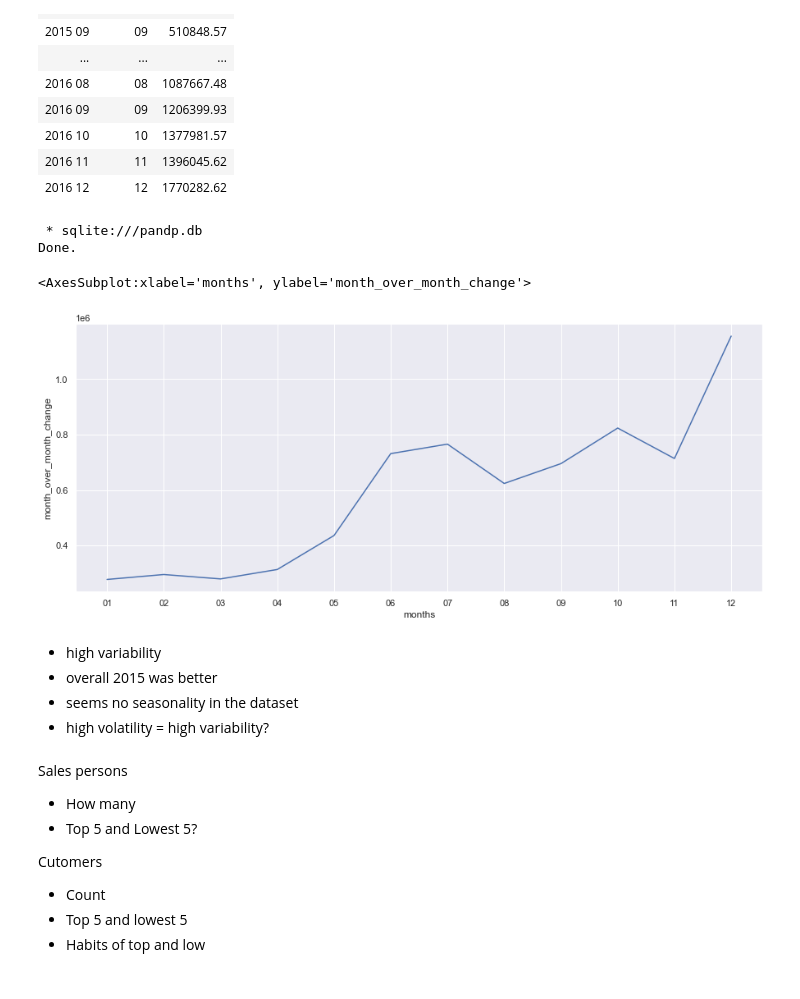
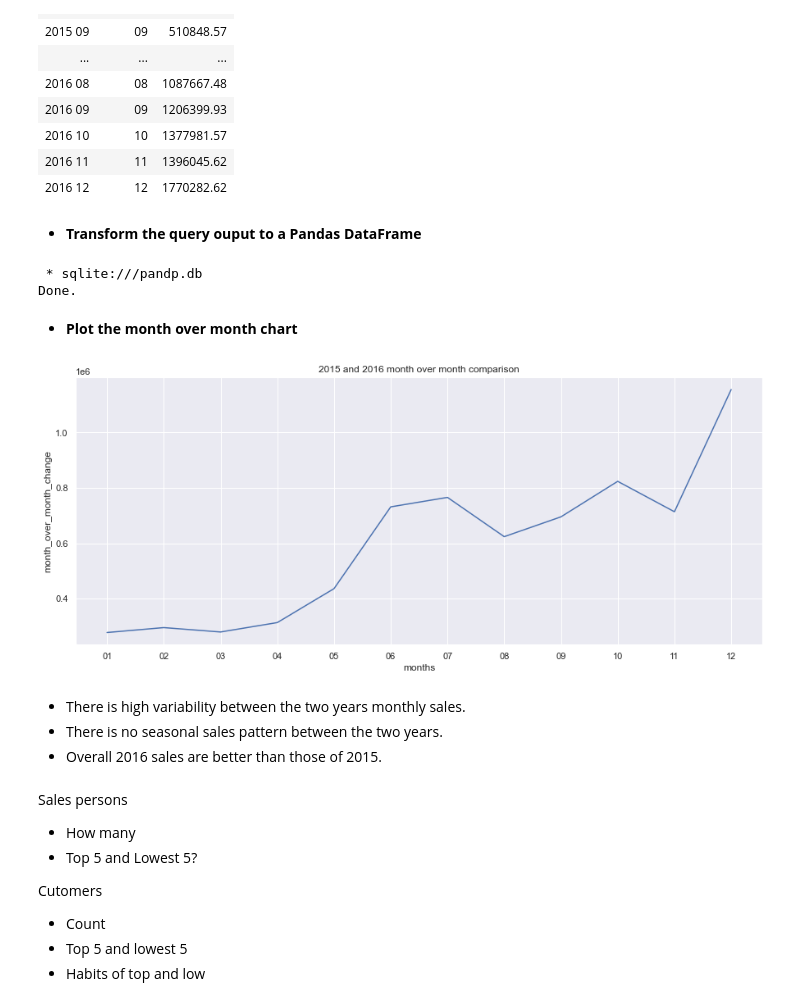
Before and after one commit to BuhariS/Interrogation-of-the-Parch-Posey-Database, a Jupyter notebook: Interrogation of the Parch & Posey Database.ipynb, the cells around one changed output. Cells and saved outputs as stored; diff of their text form; code cells hidden in the pictures.

```diff
--- a/Interrogation of the Parch & Posey Database.ipynb
+++ b/Interrogation of the Parch & Posey Database.ipynb
@@ -1025,24 +1022,24 @@ Done.
 | 2016 10 | 10 | 1377981.57 |
 | 2016 11 | 11 | 1396045.62 |
 | 2016 12 | 12 | 1770282.62 |
+# %% [markdown]
+- **Transform the query ouput to a Pandas DataFrame**
 # %%
 total_sales_qry = %sql SELECT strftime('%Y %m', occurred_at) years, strftime('%m', occurred_at) months, ROUND(SUM(total_amt_usd), 2) average_sales FROM orders WHERE occurred_at LIKE '2015%' OR occurred_at LIKE '2016%' GROUP BY 1
 total_sales_df = total_sales_qry.DataFrame()
 # %% [output]
  * sqlite:///pandp.db
 Done.
+# %% [markdown]
+- **Plot the month over month chart**
 # %%
 total_sales_df['month_over_month_change'] = total_sales_df['average_sales'] - total_sales_df['average_sales'].shift(12)
 # Set the figure size to 10 inches wide and 6 inches tall
 
 plt.figure(figsize=(15, 6))
 # Create a line plot with the year on the x-axis and the YoY change on the y-axis
 sns.lineplot(x='months', y='month_over_month_change', data=total_sales_df)
+
+plt.title('2015 and 2016 month over month comparison');
 # %% [output]
-<AxesSubplot:xlabel='months', ylabel='month_over_month_change'>
-[figure, old version]
+[figure, new version]
-# %% [markdown]
-- high variability
-- overall 2015 was better
-- seems no seasonality in the dataset
-- high volatility = high variability?
@@ -1053,3 +1046,7 @@ FROM
+# %% [markdown]
+- There is high variability between the two years monthly sales.
+- There is no seasonal sales pattern between the two years.
+- Overall 2016 sales are better than those of 2015.
 # %% [markdown]
 Sales persons
 - How many
```
Also changed, not shown: parts of 24 cells of this notebook.
